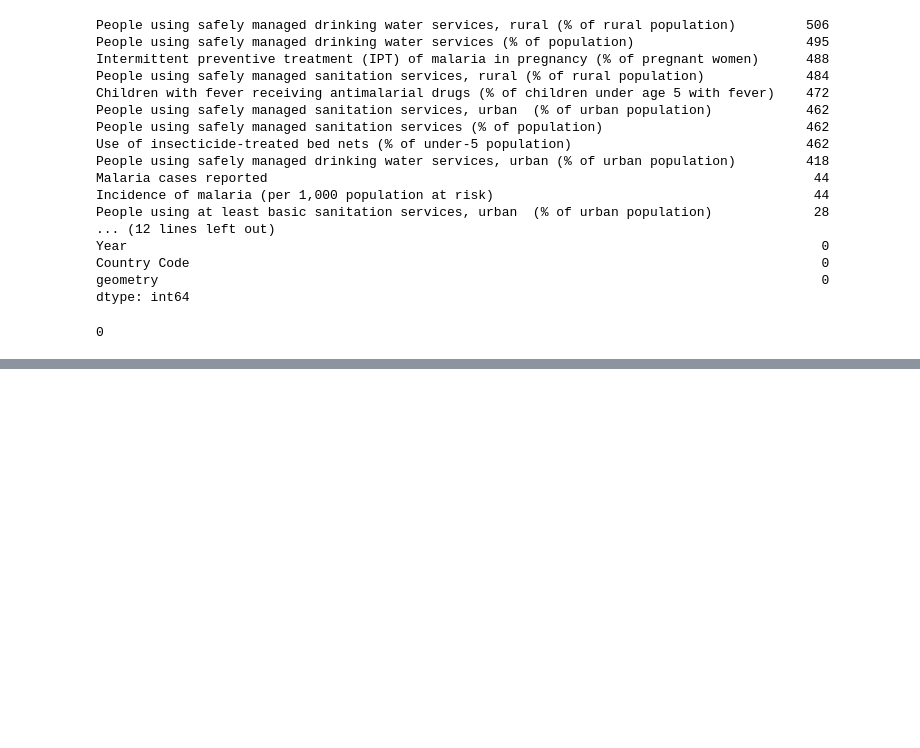
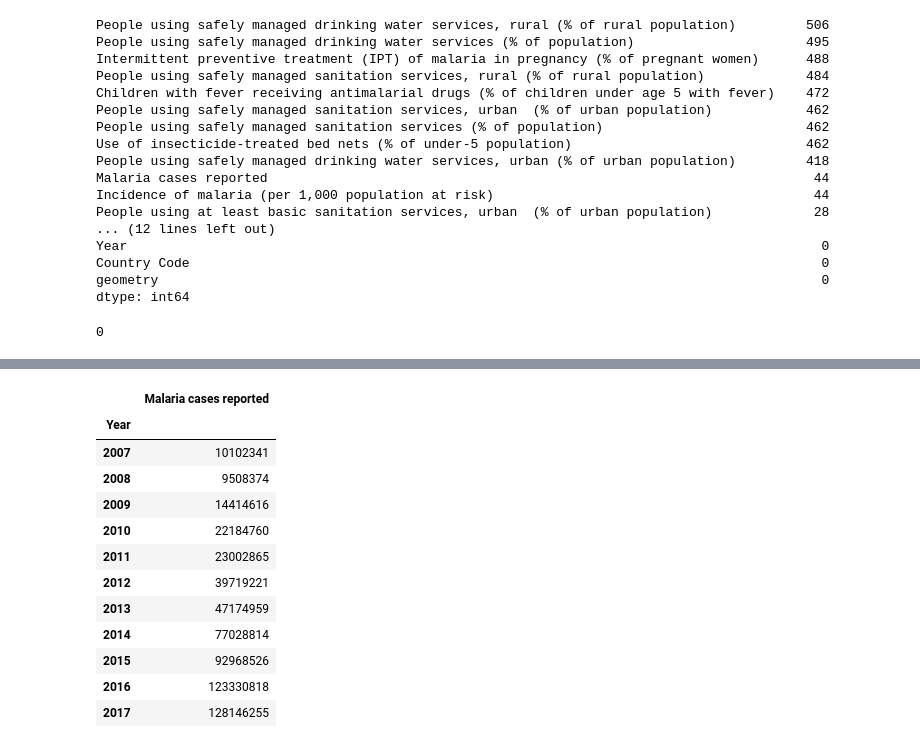
Before and after one commit to swalusimbi/Malaria_In_Africa, a Jupyter notebook: Malaria_in_Africa_GroupB/src/grp_work/project.ipynb, the cells around one changed output, grey strips where cells are left out. Drawn from its saved outputs; the diff is of its cells as text; code cells hidden in the pictures; blank space fills up the shorter version.

```diff
--- a/Malaria_in_Africa_GroupB/src/grp_work/project.ipynb
+++ b/Malaria_in_Africa_GroupB/src/grp_work/project.ipynb
@@ -128,0 +301,27 @@ df.duplicated().sum()
+# %%
+# Get total malaria cases per year and highlighting a year with maximum total cases.
+def highlight_max(s):
+    is_max = s == s.max()
+    return ['background-color: green' if cell else '' for cell in is_max]
+
+def highlight_min(s):
+    is_min = s == s.min()
+    return ['background-color: maroon' if cell else '' for cell in is_min]
+
+totalmalaria_cases = malaria_cases.groupby('Year').sum()
+
+totalmalaria_cases.style.apply(highlight_max)
+# %% [output]
+|  | Malaria cases reported |
+| Year |  |
+| 2007 | 10102341 |
+| 2008 | 9508374 |
+| 2009 | 14414616 |
+| 2010 | 22184760 |
+| 2011 | 23002865 |
+| 2012 | 39719221 |
+| 2013 | 47174959 |
+| 2014 | 77028814 |
+| 2015 | 92968526 |
+| 2016 | 123330818 |
+| 2017 | 128146255 |
```
Also changed, not shown: parts of 18 cells of this notebook.
